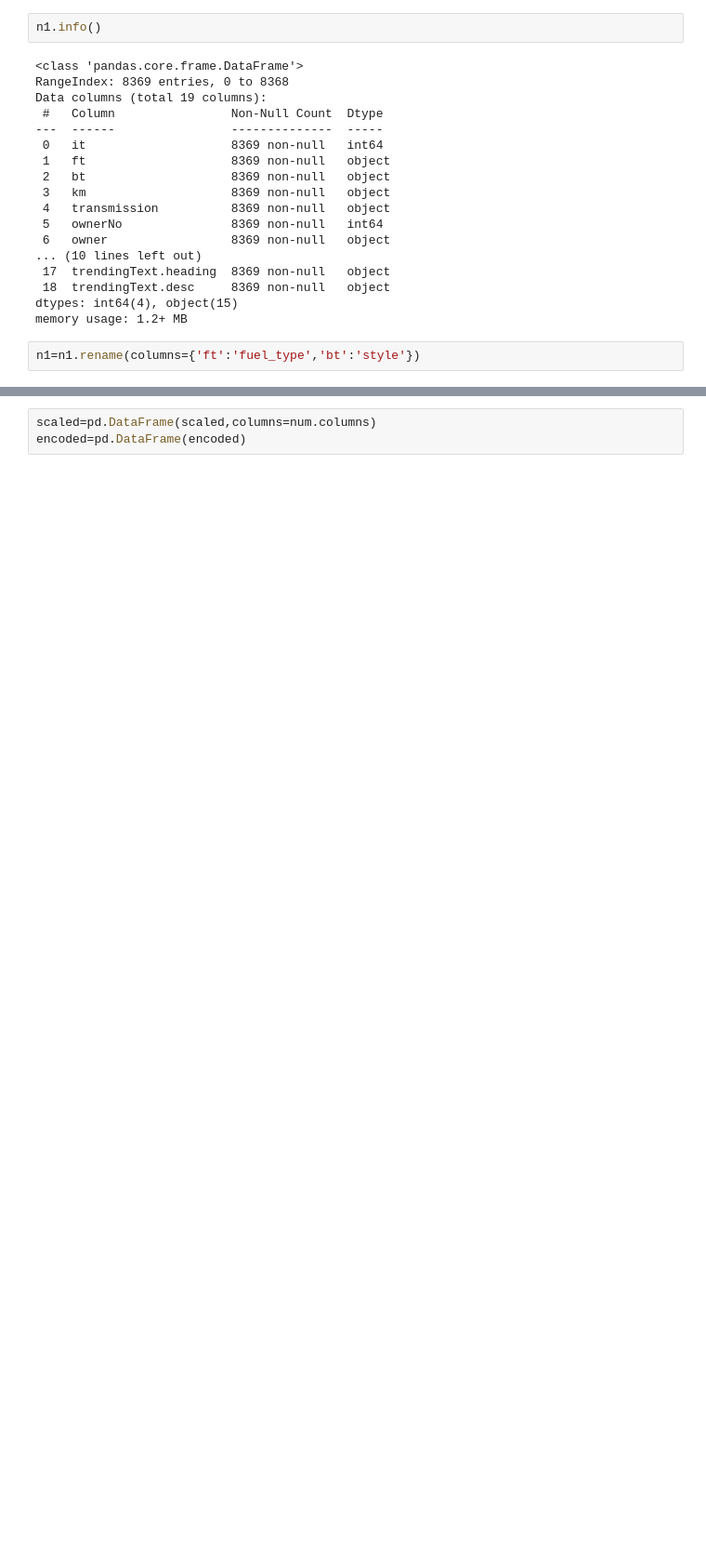
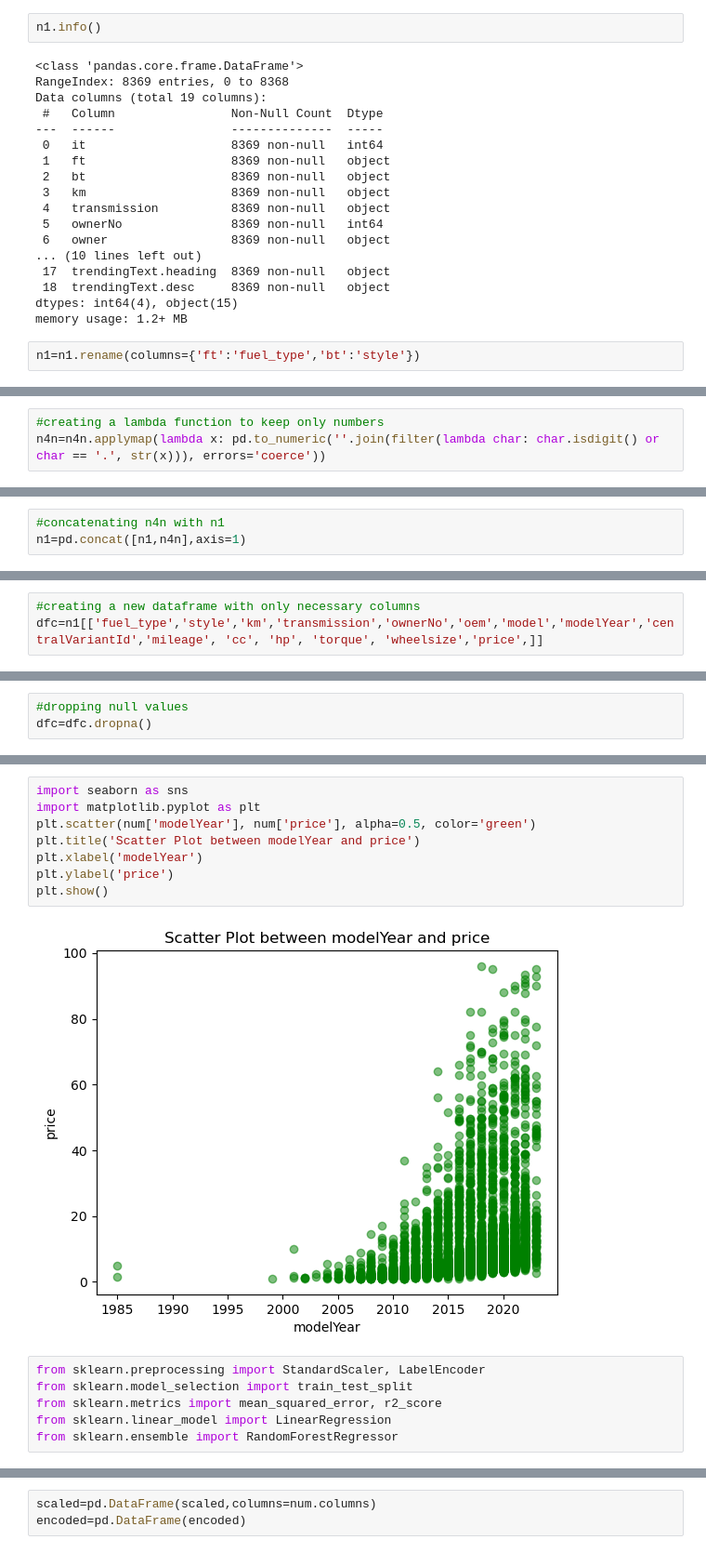
Before and after one commit to Joel717/Career_Fair_Projects, a Jupyter notebook: carsales.ipynb, the cells around one changed output, grey strips where cells are left out. Shown: that part at 93% size. Saved outputs shown, nothing was run; the diff lists cells and outputs as text; blank space fills up the shorter version.

```diff
--- a/carsales.ipynb
+++ b/carsales.ipynb
@@ -196,0 +126,3 @@ scaled=scaler.fit_transform(num)
+# %%
+#creating a lambda function to keep only numbers
+n4n=n4n.applymap(lambda x: pd.to_numeric(''.join(filter(lambda char: char.isdigit() or char == '.', str(x))), errors='coerce'))
@@ -196,0 +138,3 @@ scaled=scaler.fit_transform(num)
+# %%
+#concatenating n4n with n1
+n1=pd.concat([n1,n4n],axis=1)
@@ -196,0 +175,3 @@ scaled=scaler.fit_transform(num)
+# %%
+#creating a new dataframe with only necessary columns
+dfc=n1[['fuel_type','style','km','transmission','ownerNo','oem','model','modelYear','centralVariantId','mileage', 'cc', 'hp', 'torque', 'wheelsize','price',]]
@@ -196,0 +214,3 @@ scaled=scaler.fit_transform(num)
+# %%
+#dropping null values
+dfc=dfc.dropna()
@@ -196,0 +236,16 @@ scaled=scaler.fit_transform(num)
+# %%
+import seaborn as sns
+import matplotlib.pyplot as plt
+plt.scatter(num['modelYear'], num['price'], alpha=0.5, color='green')
+plt.title('Scatter Plot between modelYear and price')
+plt.xlabel('modelYear')
+plt.ylabel('price')
+plt.show()
+# %% [output]
+[figure, added]
+# %%
+from sklearn.preprocessing import StandardScaler, LabelEncoder
+from sklearn.model_selection import train_test_split
+from sklearn.metrics import mean_squared_error, r2_score
+from sklearn.linear_model import LinearRegression
+from sklearn.ensemble import RandomForestRegressor
```
Also changed, not shown: parts of 59 cells of this notebook.
